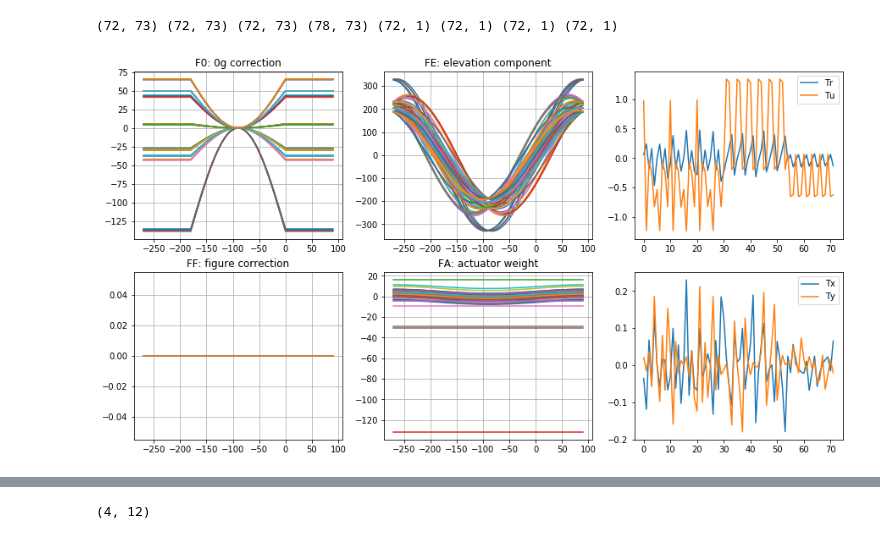
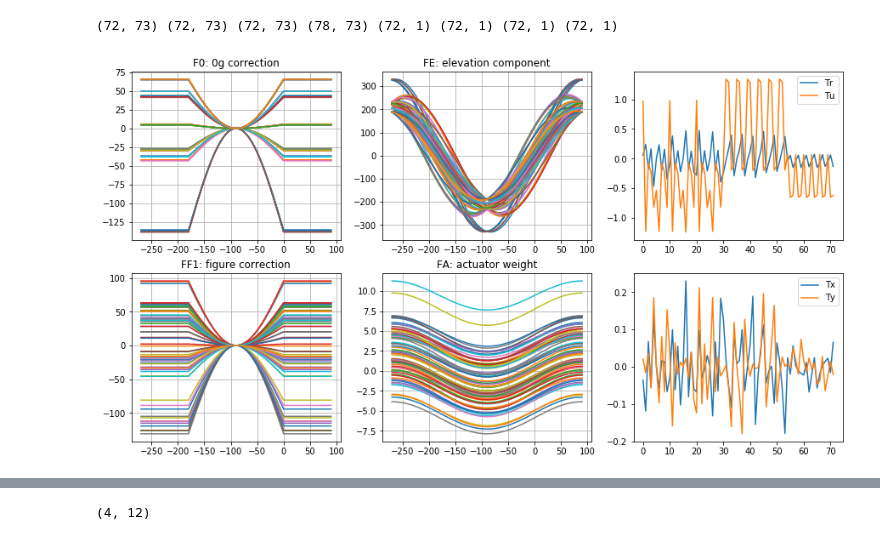
Before and after one commit to bxin/M2_summit_2003, a Jupyter notebook: a03_LUT_0.ipynb, the cells around one changed output, grey strips where cells are left out. Saved outputs shown, nothing was run; the diff lists cells and outputs as text; code cells hidden in the pictures.

```diff
--- a/a03_LUT_0.ipynb
+++ b/a03_LUT_0.ipynb
@@ -79,23 +79,28 @@ plt.grid()
 * Which one did we use for the test? Te-Wei says we used HandlingLUTs.
 * Do we know how to switch? Yes. By the high level configuration file.
 # %%
-dfe = pd.read_csv('harrisLUT/FinalHandlingLUTs/F_E.csv')
+LUTfolder = 'harrisLUT/FinalHandlingLUTs'
+dfe = pd.read_csv('%s/F_E.csv'%LUTfolder)
 FE = np.float64(dfe)
-df0 = pd.read_csv('harrisLUT/FinalHandlingLUTs/F_0.csv')
+df0 = pd.read_csv('%s/F_0.csv'%LUTfolder)
 F0 = np.float64(df0)
-dff = pd.read_csv('harrisLUT/FinalHandlingLUTs/F_F.csv')
+dff = pd.read_csv('%s/F_F.csv'%LUTfolder)
 FF = np.float64(dff)
-dfa = pd.read_csv('harrisLUT/FinalHandlingLUTs/F_A.csv')
+dfa = pd.read_csv('%s/F_A.csv'%LUTfolder)
 FA = np.float64(dfa)
 zangle = np.float64(dfe.keys())
-dtr = pd.read_csv('harrisLUT/FinalHandlingLUTs/Tr.csv', header=None)
+dtr = pd.read_csv('%s/Tr.csv'%LUTfolder, header=None)
 Tr = np.float64(dtr)
-dtu = pd.read_csv('harrisLUT/FinalHandlingLUTs/Tu.csv', header=None)
+dtu = pd.read_csv('%s/Tu.csv'%LUTfolder, header=None)
 Tu = np.float64(dtu)
-dtx = pd.read_csv('harrisLUT/FinalHandlingLUTs/Tx.csv', header=None)
+dtx = pd.read_csv('%s/Tx.csv'%LUTfolder, header=None)
 Tx = np.float64(dtx)
-dty = pd.read_csv('harrisLUT/FinalHandlingLUTs/Ty.csv', header=None)
+dty = pd.read_csv('%s/Ty.csv'%LUTfolder, header=None)
 Ty = np.float64(dty)
+
+LUTfolder = 'harrisLUT/FinalOpticalLUTs'
+dff = pd.read_csv('%s/F_F.csv'%LUTfolder)
+FF1 = np.float64(dff)
 # %%
 #73 columns, each column for one angle (-270 - 90)
 print(FE.shape, F0.shape, FF.shape, FA.shape, Tr.shape, Tu.shape, Tx.shape, Ty.shape)
@@ -105,29 +110,29 @@ print(FE.shape, F0.shape, FF.shape, FA.shape, Tr.shape, Tu.shape, Tx.shape, Ty.s
 # %%
 # The below refers to the correctability document from Harris -
 # according to Harris page 26, 0-90 is telescope operating range.
 # according to Harris page 32, 0 deg is horizon, 90 deg is zenith.
 # positive z goes into M2, to the sky. The angle refers to the z axis.
 # Harris page 29 shows it cares a lot about zenith, which is z pointing up (90 deg from x axis.)
 
 fig, ax = plt.subplots(2,3, figsize=(15,8))
 s1 = ax[0][0].plot(zangle, F0.transpose())
 ax[0][0].set_title('F0: 0g correction')
 ax[0][0].grid()
 s2 = ax[0][1].plot(zangle, FE.transpose())
 ax[0][1].set_title('FE: elevation component')
 ax[0][1].grid()
-s3 = ax[1][0].plot(zangle, FF.transpose())
-ax[1][0].set_title('FF: figure correction')
+s3 = ax[1][0].plot(zangle, FF1.transpose())
+ax[1][0].set_title('FF1: figure correction')
 ax[1][0].grid()
-s4 = ax[1][1].plot(zangle, FA.transpose())
+s4 = ax[1][1].plot(zangle, FA[:72,:].transpose())
 ax[1][1].set_title('FA: actuator weight')
 ax[1][1].grid()
 
 ax[0][2].plot(Tr, label='Tr')
 ax[0][2].plot(Tu, label='Tu')
 ax[0][2].legend()
 ax[1][2].plot(Tx, label='Tx')
 ax[1][2].plot(Ty, label='Ty')
 ax[1][2].legend();
 # %% [output]
-[figure, old version]
+[figure, new version]
```
Also changed, not shown: parts of 3 cells of this notebook, 1 other file.
